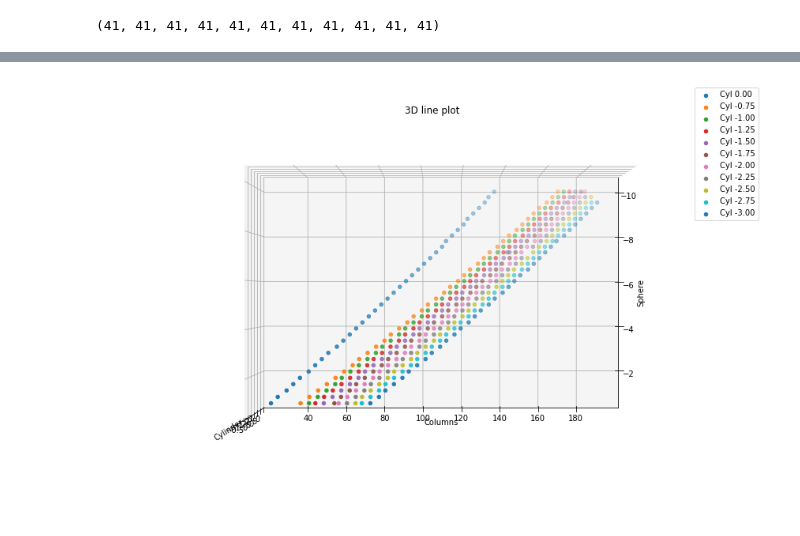
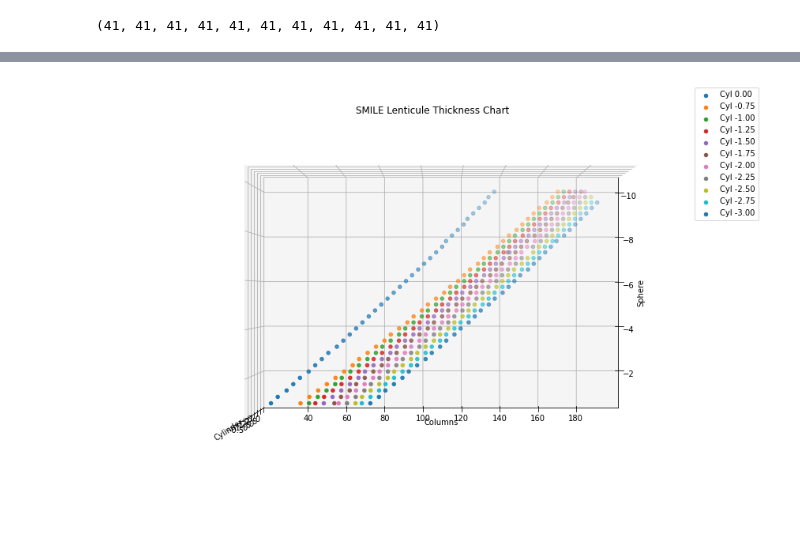
Before and after one commit to jfink09/Medical-Related-Projects, a Jupyter notebook: SMILE_Calculation_Table.ipynb, the cells around one changed output, grey strips where cells are left out. Cells and saved outputs as stored; diff of their text form; code cells hidden in the pictures.

```diff
--- a/SMILE_Calculation_Table.ipynb
+++ b/SMILE_Calculation_Table.ipynb
@@ -339,32 +325,32 @@ fig = plt.figure(figsize=(15,10))
 
 # syntax for 3-D projection
 ax = plt.axes(projection ='3d')
 
 # defining 2 axes
 z = cyl
 x = sph
 
 # plotting
 ax.scatter(x, zero_to_nan(col_1), z, label="Cyl 0.00")
 ax.scatter(x, zero_to_nan(col_2), z, label="Cyl -0.75")
 ax.scatter(x, zero_to_nan(col_3), z, label="Cyl -1.00")
 ax.scatter(x, zero_to_nan(col_4), z, label="Cyl -1.25")
 ax.scatter(x, zero_to_nan(col_5), z, label="Cyl -1.50")
 ax.scatter(x, zero_to_nan(col_6), z, label="Cyl -1.75")
 ax.scatter(x, zero_to_nan(col_7), z, label="Cyl -2.00")
 ax.scatter(x, zero_to_nan(col_8), z, label="Cyl -2.25")
 ax.scatter(x, zero_to_nan(col_9), z, label="Cyl -2.50")
 ax.scatter(x, zero_to_nan(col_10), z, label="Cyl -2.75")
 ax.scatter(x, zero_to_nan(col_11), z, label="Cyl -3.00")
 
-ax.set_title('3D line plot')
+ax.set_title('SMILE Lenticule Thickness Chart')
 ax.axes.set_xlabel("Sphere")
 ax.axes.set_ylabel("Columns")
 ax.axes.set_zlabel("Cylinder")
 ax.legend()
 
 ax.view_init(90, 0)
 
 plt.show()
 # %% [output]
-[figure, old version]
+[figure, new version]
```
Also changed, not shown: parts of 5 cells of this notebook.
